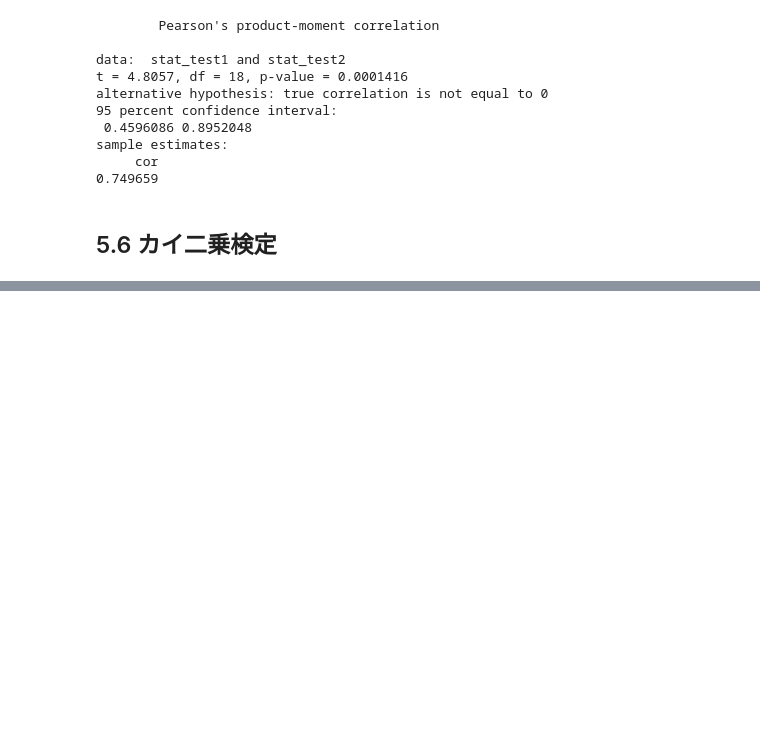
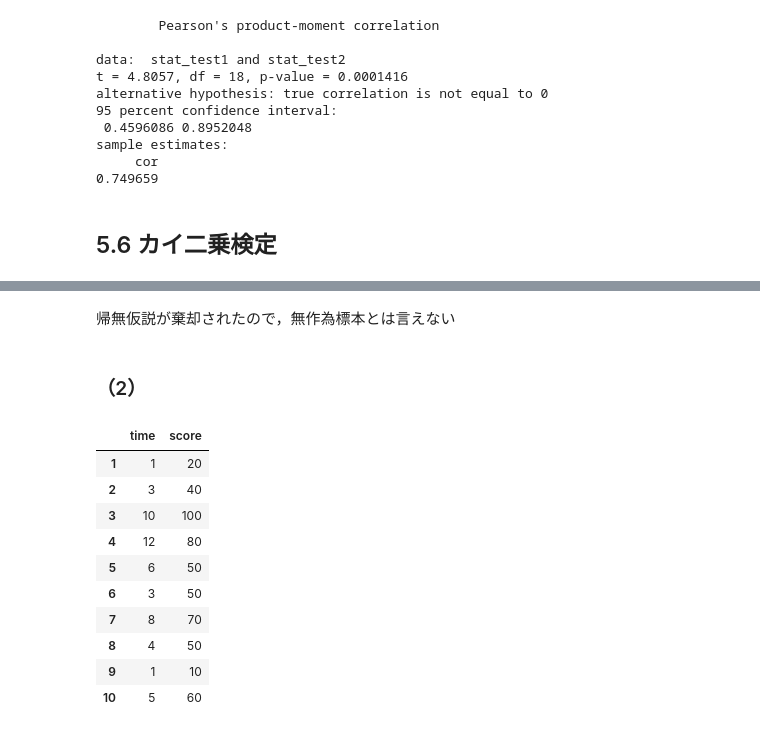
Before and after one commit to whatalnk/r-easy-stat, a Jupyter notebook: Chap05.ipynb, the cells around one changed output, grey strips where cells are left out. Cells and saved outputs as stored; diff of their text form; code cells hidden in the pictures; blank space fills up the shorter version.

```diff
--- a/Chap05.ipynb
+++ b/Chap05.ipynb
@@ -225,0 +375,19 @@ sample estimates:
+# %% [markdown]
+帰無仮説が棄却されたので，無作為標本とは言えない
+# %% [markdown]
+### （2）
+# %%
+d.study <- data.frame(time = c(1, 3, 10, 12, 6, 3, 8, 4, 1, 5), score = c(20, 40, 100, 80, 50, 50, 70, 50, 10, 60))
+d.study
+# %% [output]
+|  | time | score |
+| 1 | 1 | 20 |
+| 2 | 3 | 40 |
+| 3 | 10 | 100 |
+| 4 | 12 | 80 |
+| 5 | 6 | 50 |
+| 6 | 3 | 50 |
+| 7 | 8 | 70 |
+| 8 | 4 | 50 |
+| 9 | 1 | 10 |
+| 10 | 5 | 60 |
```
Also changed, not shown: parts of 54 cells of this notebook.
